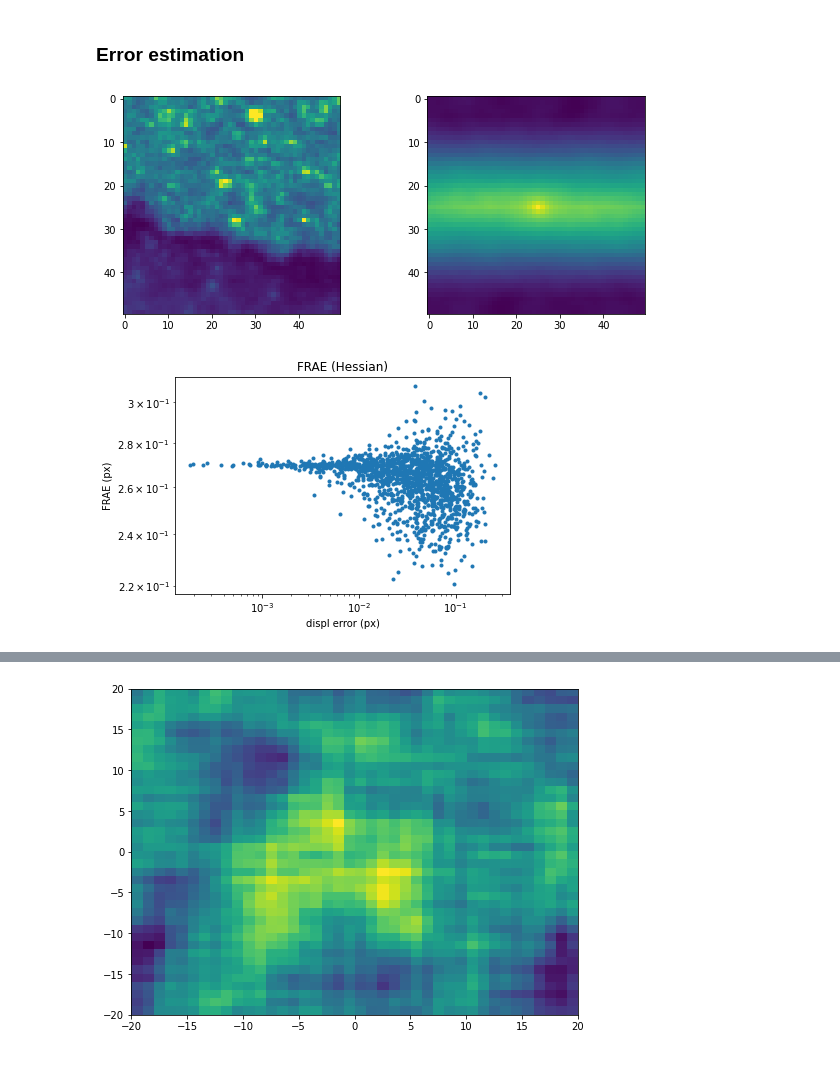
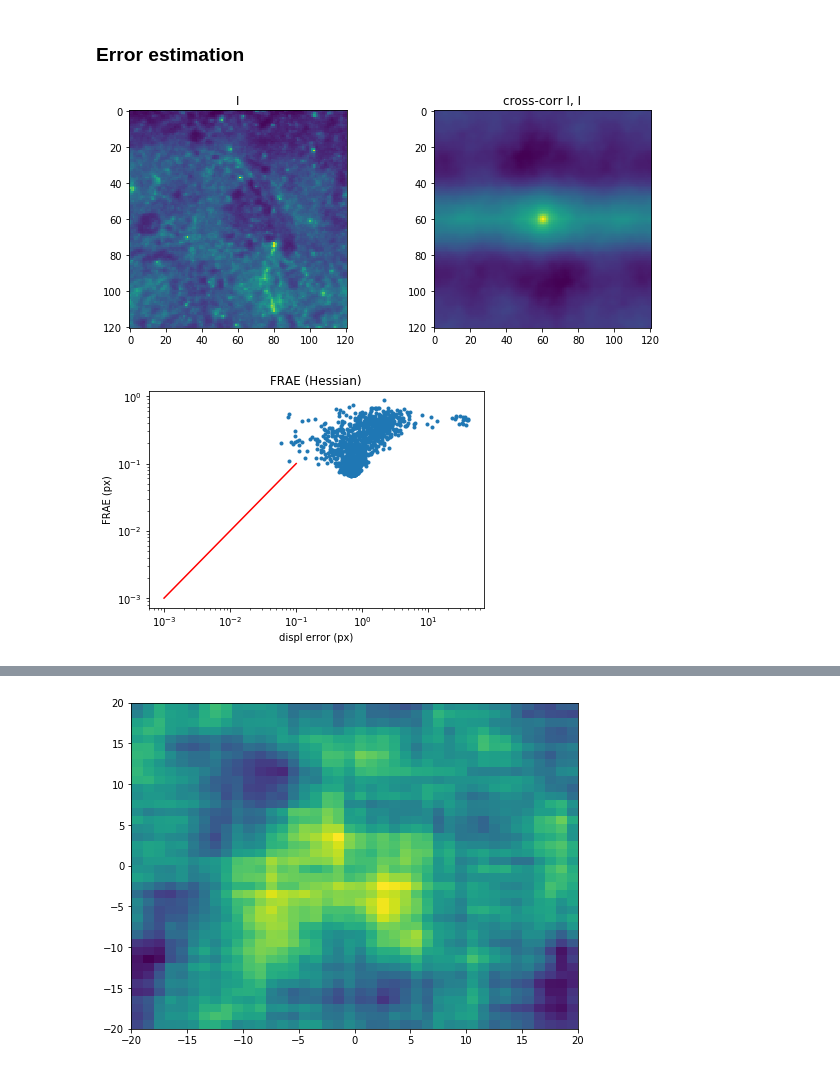
Before and after one commit to xdze2/stretchablecorr, a Jupyter notebook: error_estimation_artif.ipynb, the cells around one changed output, grey strips where cells are left out. Drawn from its saved outputs; the diff is of its cells as text; code cells hidden in the pictures.

Commit message:
debug error estimation

```diff
--- a/error_estimation_artif.ipynb
+++ b/error_estimation_artif.ipynb
@@ -12,23 +15,25 @@ import stretchablecorr as sc
 ### Error estimation
 # %%
 # see https://en.wikipedia.org/wiki/Perlin_noise#/media/File:Perlin.png
-I = io.imread('./images/PerlinNoise2D.png').mean(axis=2)
-I = io.imread('./images/HS2_01/01p600146.TIF')[400:450, 400:450]
+I0 = io.imread('./images/PerlinNoise2D.png').mean(axis=2).astype(np.float64)
+I0 = io.imread('./images/HS2/01p600146.TIF').astype(np.float64)
 #I = (I - np.min(I) )/np.std(I)
 #I = io.imread('./images/PDMS_Amazon_18juin/output_0017.tiff')[100:300, 100:305].mean(axis=2)
+
+
+window_half_size = 60
+I, ij = sc.crop(I0, [500, 500], window_half_size)
 
 #I = I[::3, ::3]
 # plt.imshow(I); plt.title('Perlin noise');
 dx_span, dy_span, phase_corr, res = sc.output_cross_correlation(I, I,
                                                                 upsamplefactor=1, phase=False)
 
-
-
 fig, (ax1, ax2) = plt.subplots(1, 2, figsize=(10,4))
-ax1.imshow(I);
-ax2.imshow(phase_corr);
+ax1.imshow(I); ax1.set_title('I');
+ax2.imshow(phase_corr);  ax2.set_title('cross-corr I, I');
 # %% [output]
-[figure, old version]
+[figure, new version]
 # %%
 
 def construct_key(p):
@@ -48,18 +53,19 @@ def sample_one(A, B, sigma, params):
     u, errors = sc.get_shifts(A, B_prime, x, y, **params)
     return u, errors
 # %%
-def sample_N(A, B, sigma, params, N, random=False):
+def sample_N(A, B, sigma, params, N):
     errors = []
     displ = []
     for _ in range(N):
-        try:
-            if random:
-                sigma = 0.01 + np.random.rand()*1
-            u, err = sample_one(A, B, sigma, params)
-            errors.append(err)
-            displ.append(u)
-        except ValueError:
-            pass
+        for sigma in sigma_span:
+            try:
+                u, err = sample_one(A, B, sigma, params)
+                errors.append(err)
+                displ.append(u)
+            except ValueError as e:
+                print(e)
+                break
+                pass
 
     return np.array(displ), np.array(errors)
 # %%
@@ -67,19 +73,22 @@ def avg_radius(u):
     d = np.sqrt(np.sum((u-u.mean(axis=0))**2, axis=1))
     return d.mean()
 # %%
-params = {'window_half_size': 10,
+params = {'window_half_size': 35,
           'coarse_search':False,
           'phase': False,
           'method':'opti' }
 
-displ, errors = sample_N(I, I, 0.2, params, 1500, random=True)
+sigma_span = np.logspace(-1, 1, 10)
+
+J = rotate(I, 5, center=None)
+displ, errors = sample_N(I, J, sigma_span, params, 150)
 
 displ = np.sqrt(np.sum(displ**2, axis=1))
 # %%
 plt.title('FRAE (Hessian)')
 plt.loglog(displ, np.sqrt(np.abs(errors[:, 1])), '.')
-#plt.loglog([1e-2, 1], [1e-2, 1], '-r')
+plt.loglog([1e-3, 1e-1], [1e-3, 1e-1], '-r')
 plt.xlabel('displ error (px)');
 plt.ylabel('FRAE (px)');
 # %% [output]
-[figure, old version]
+[figure, new version]
```
Also changed, not shown: parts of 21 cells of this notebook, 5 other files.
